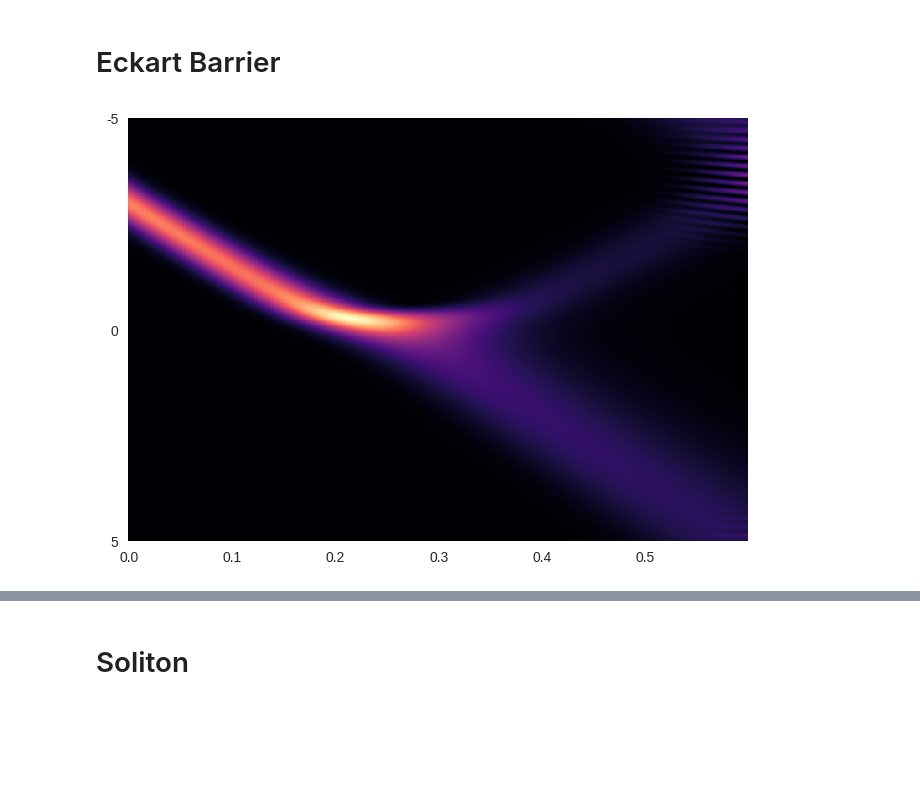
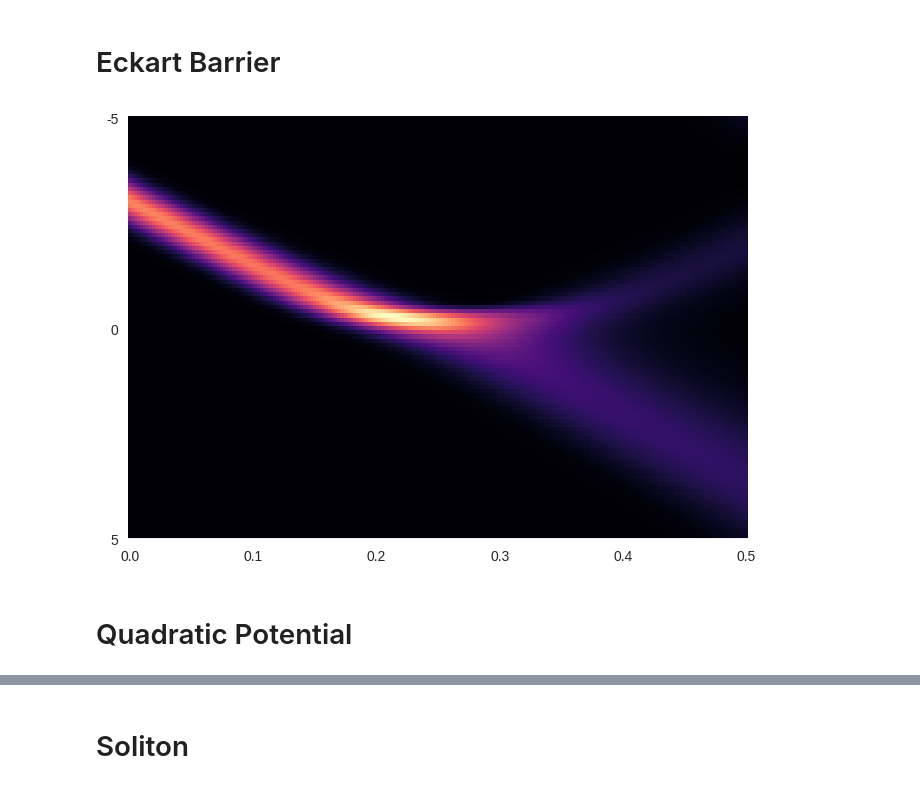
Before and after one commit to samco7/digital-quantum-simulation, a Jupyter notebook: classical/classical_runs.ipynb, the cells around one changed output, grey strips where cells are left out. Saved outputs shown, nothing was run; the diff lists cells and outputs as text; code cells hidden in the pictures; blank space fills up the shorter version.

Commit message:
added plots to match jason plots

```diff
--- a/classical/classical_runs.ipynb
+++ b/classical/classical_runs.ipynb
@@ -4,7 +4,7 @@ from classical_evolution import *
 # Eckart Barrier
 # %%
 # Problem setup
-T = .6
+T = .5
 x0 = -3.0  # Initial position
 p0 = 15.0  # Initial momentum
 sigma = 0.5
@@ -15,13 +15,15 @@ def eckart_initial_wave_function(x):
     normalize = lambda x: x / np.linalg.norm(x)
     return normalize(val)
 
-eckart_potential  = lambda x: 100/np.cosh(x/.5)
+eckart_potential = lambda x: 100/np.cosh(x/.5)
 # %%
-N = 500
-K = 500
+N = 100
+K = 200
 f = lambda input: 0
-states, t_grid, x_grid = time_evolve(eckart_potential , eckart_initial_wave_function, N, L, K, T, f, ord=1, D=1/2)
+states, t_grid, x_grid = time_evolve_1(eckart_potential , eckart_initial_wave_function, N, L, K, T, f, D=1/2)
 amplitudes = np.abs(states)**2
 plot_time_evolution(amplitudes, t_grid, x_grid, interpolate_plot=False)
 # %% [output]
-[figure, old version]
+[figure, new version]
+# %% [markdown]
+# Quadratic Potential
```
Also changed, not shown: parts of 9 cells of this notebook.
